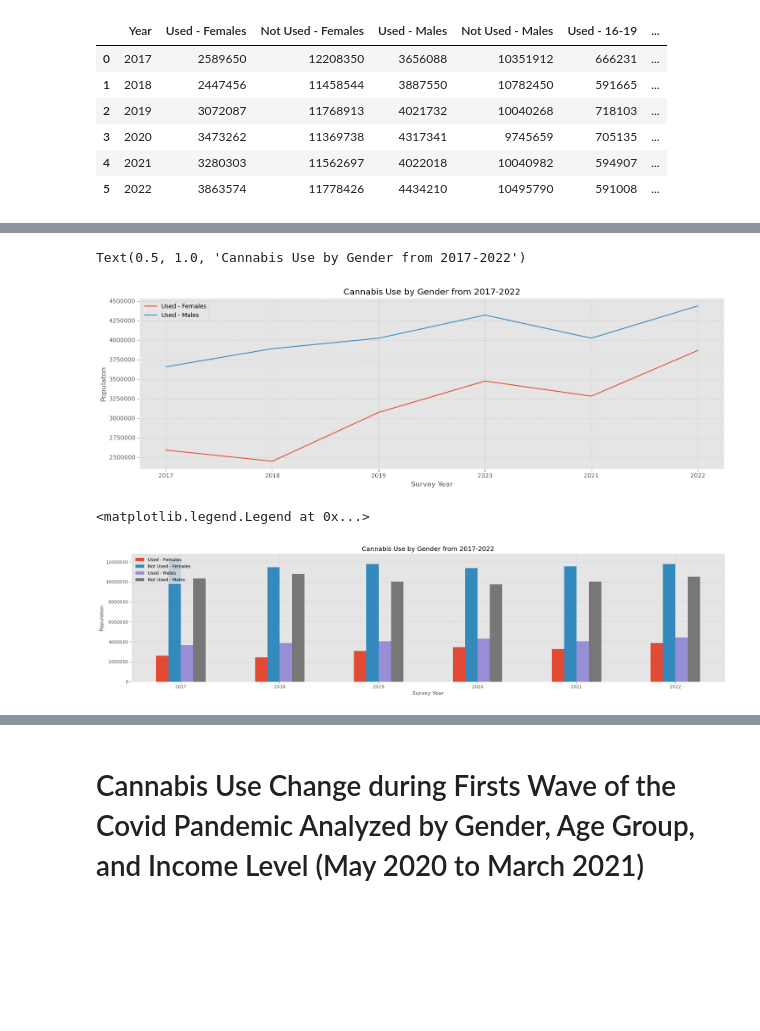
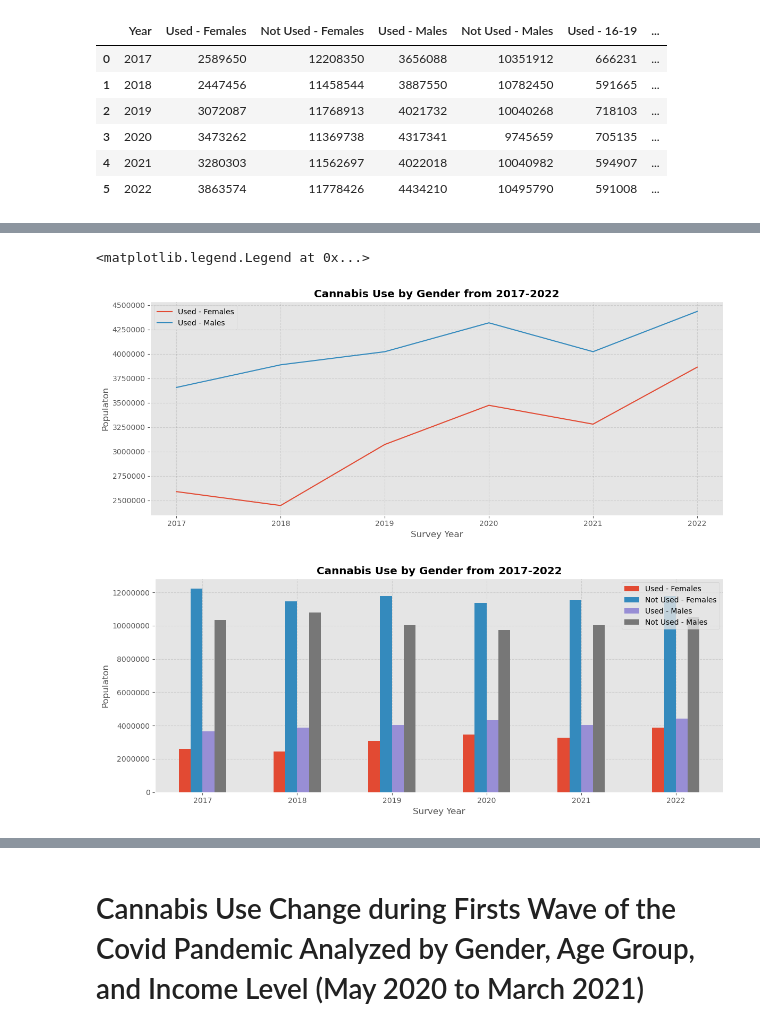
Before and after one commit to ajunjee-selvam/Project_1, a Jupyter notebook: cannabis_demographics_starter.ipynb, the cells around one changed output, grey strips where cells are left out. Drawn from its saved outputs; the diff is of its cells as text; code cells hidden in the pictures; blank space fills up the shorter version.

```diff
--- a/cannabis_demographics_starter.ipynb
+++ b/cannabis_demographics_starter.ipynb
@@ -38,30 +38,28 @@ reindexed_df
 # %%
 gender_line_plot = reindexed_df[["Used - Females", "Used - Males"]]
 
 # Use DataFrame.plot() in order to create a bar chart of the data
-gender_line_plot.plot(kind="line", figsize=(15,5))
+gender_line_plot.plot(kind="line", figsize=(12,5))
 plt.grid(color = 'black', linestyle = '--', alpha=0.1)
 plt.xlabel("Survey Year")
 plt.ylabel("Populaton")
 plt.gca().ticklabel_format(axis='y', style='sci', scilimits=(0, 10000))
 plt.legend(loc="best")
-plt.title("Cannabis Use by Gender from 2017-2022")
+plt.title("Cannabis Use by Gender from 2017-2022", fontweight = "bold")
+
+
+gender_bar_plot = reindexed_df[["Used - Females", "Not Used - Females", "Used - Males", "Not Used - Males"]]
+plot = gender_bar_plot.plot(kind="bar", figsize=(12,5), rot = 0)
+plt.grid(color = 'black', linestyle = '--', alpha=0.1)
+plt.title("Cannabis Use by Gender from 2017-2022", fontweight = "bold")
+plt.xlabel("Survey Year")
+plt.ylabel("Populaton")
+plt.gca().ticklabel_format(axis='y', style='sci', scilimits=(0, 10000))
+
+plt.legend(loc="best")
 # %% [output]
-Text(0.5, 1.0, 'Cannabis Use by Gender from 2017-2022')
+<matplotlib.legend.Legend at 0x...>
-[figure, old version]
+[figure, new version]
+[figure, added]
-# %%
-gender_bar_plot = reindexed_df[["Used - Females", "Not Used - Females", "Used - Males", "Not Used - Males"]]
-
-plot = gender_bar_plot.plot(kind="bar", figsize=(20,5), rot = 0)
-plt.grid(color = 'black', linestyle = '--', alpha=0.1)
-plt.title("Cannabis Use by Gender from 2017-2022")
-plt.xlabel("Survey Year")
-plt.ylabel("Populaton")
-plt.gca().ticklabel_format(axis='y', style='sci', scilimits=(0, 10000))
-
-plt.legend(loc="best")
-# %% [output]
-<matplotlib.legend.Legend at 0x...>
-[figure, removed]
 # %%
 fig, axes = plt.subplots(nrows=2, ncols=3)
```
Also changed, not shown: parts of 9 cells of this notebook, 1 other file.
